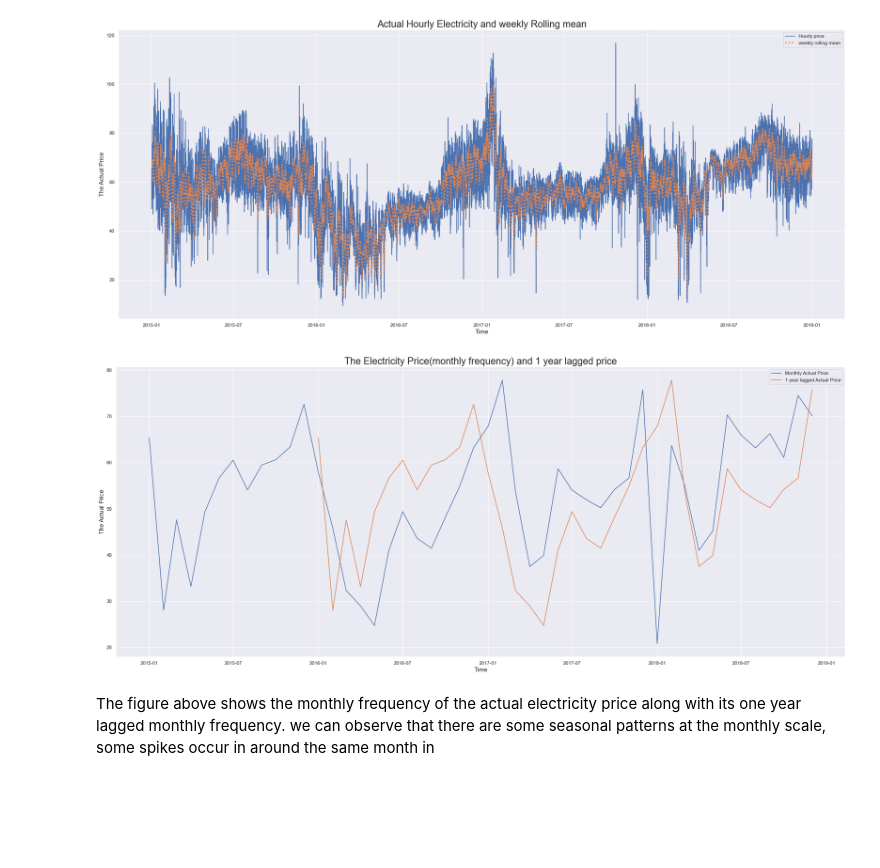
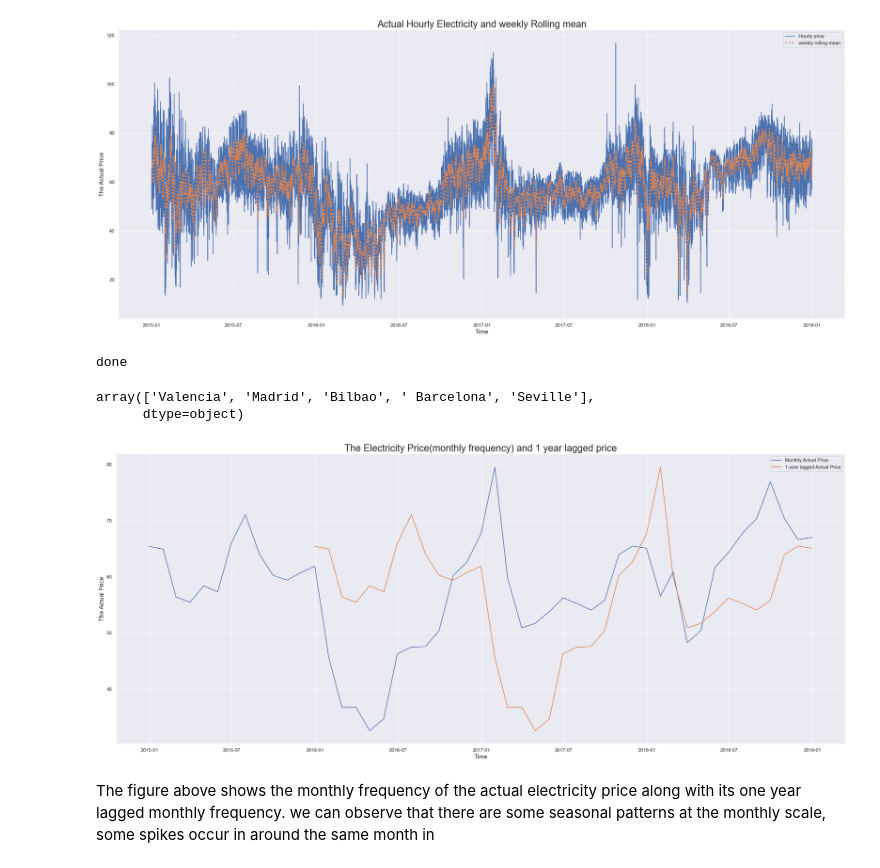
Before and after one commit to ruyo003/eletricity_prediction, a Jupyter notebook: energy.ipynb, the cells around one changed output. Drawn from its saved outputs; the diff is of its cells as text; code cells hidden in the pictures; blank space fills up the shorter version.

```diff
--- a/energy.ipynb
+++ b/energy.ipynb
@@ -732,24 +734,35 @@ plt.show()
 # %% [output]
 [figure]
 # %%
-# ensuring that the time column(index) doesnt contain duplicates
+# ensuring that there are no duplicates in cityname and time column(index)
 final_df = final_df.reset_index().drop_duplicates(
-    subset = ['Time'], keep = 'first').set_index('Time')
+    subset = ['Time','city_name'], keep = 'first')
+
+final_df = final_df.set_index('Time')
+
+print('done')
+# %% [output]
+done
+# %%
+final_df['city_name'].unique()
+# %% [output]
+array(['Valencia', 'Madrid', 'Bilbao', ' Barcelona', 'Seville'],
+      dtype=object)
 # %%
 # plotting the electricity price(montly frequency) along with its 1 year lagged series
 
-monthly_price = final_df['price actual'].asfreq('M')
+monthly_price = final_df['price actual'].resample('M').mean()
 ax = time_series(series = monthly_price, ylabel= 'The Actual Price',
                  title = 'The Electricity Price(monthly frequency) and 1 year lagged price')
 
 # shift the monthly values by 12 periods
-shifted = final_df['price actual'].asfreq('M').shift(12)
+shifted = final_df['price actual'].resample('M').mean().shift(12)
 
 ax.plot(shifted, label = 'Hourly')
 ax.legend(['Monthly Actual Price', '1-year lagged Actual Price'])
 plt.show()
 # %% [output]
-[figure, old version]
+[figure, new version]
 # %% [markdown]
 The figure above shows the monthly frequency of the actual electricity price along with its one year lagged monthly frequency. we can observe that there are some seasonal patterns at the monthly scale, some spikes occur in around the same month in
 # %%
```
Also changed, not shown: parts of 16 cells of this notebook.
